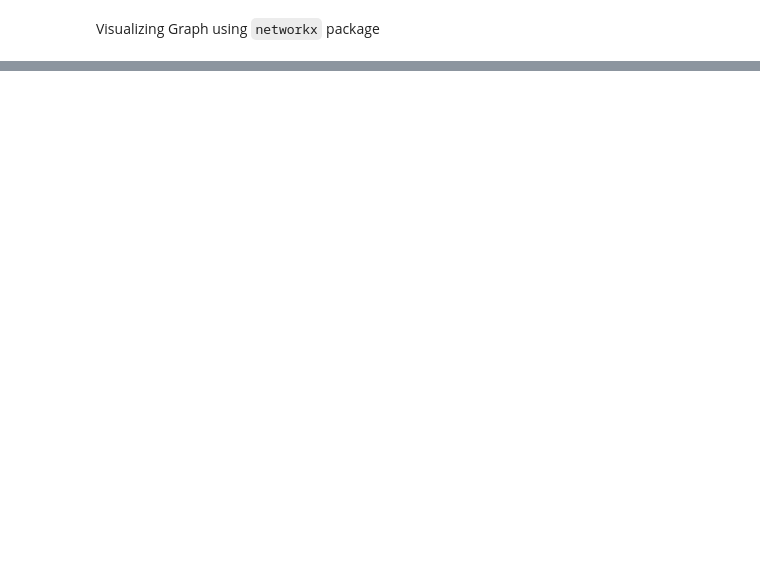
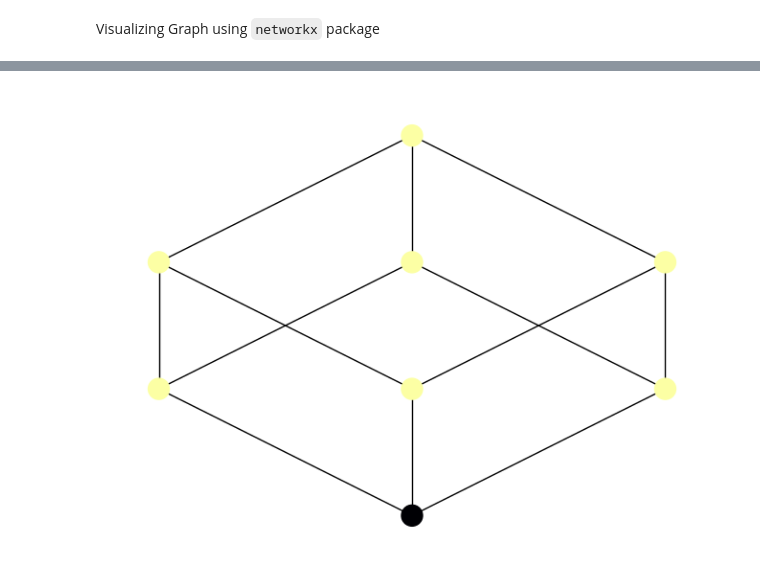
Before and after one commit to YuvalShemla/quantum_walk_implementations, a Jupyter notebook: walk_visual.ipynb, the cells around one changed output, grey strips where cells are left out. Cells and saved outputs as stored; diff of their text form; code cells hidden in the pictures; blank space fills up the shorter version.

```diff
--- a/walk_visual.ipynb
+++ b/walk_visual.ipynb
@@ -34,0 +74,12 @@ Quantum
+# %%
+norm = Normalize(vmin=0, vmax=1)
+mapper = cm.ScalarMappable(norm=norm, cmap=cm.inferno_r)
+nx.draw(
+    G,
+    pos=graphviz_layout(G, prog="dot"),
+    node_color=[mapper.to_rgba(pquant[i]) for i in range(len(pquant))],
+    node_size=250,
+    with_labels=False
+)
+# %% [output]
+[figure, added]
```
Also changed, not shown: parts of 10 cells of this notebook.
